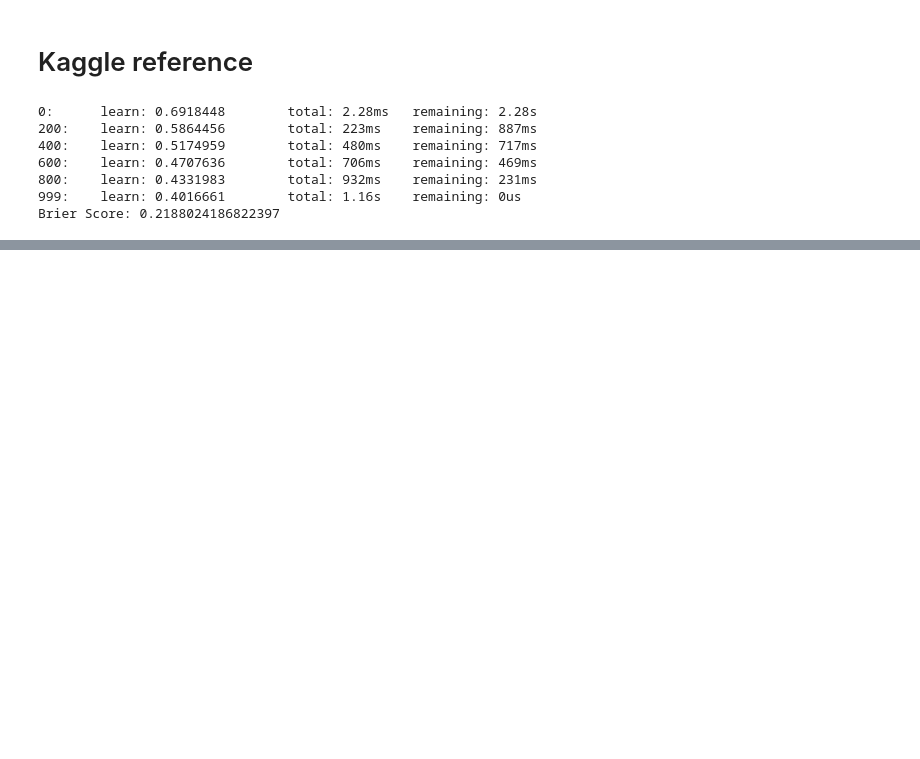
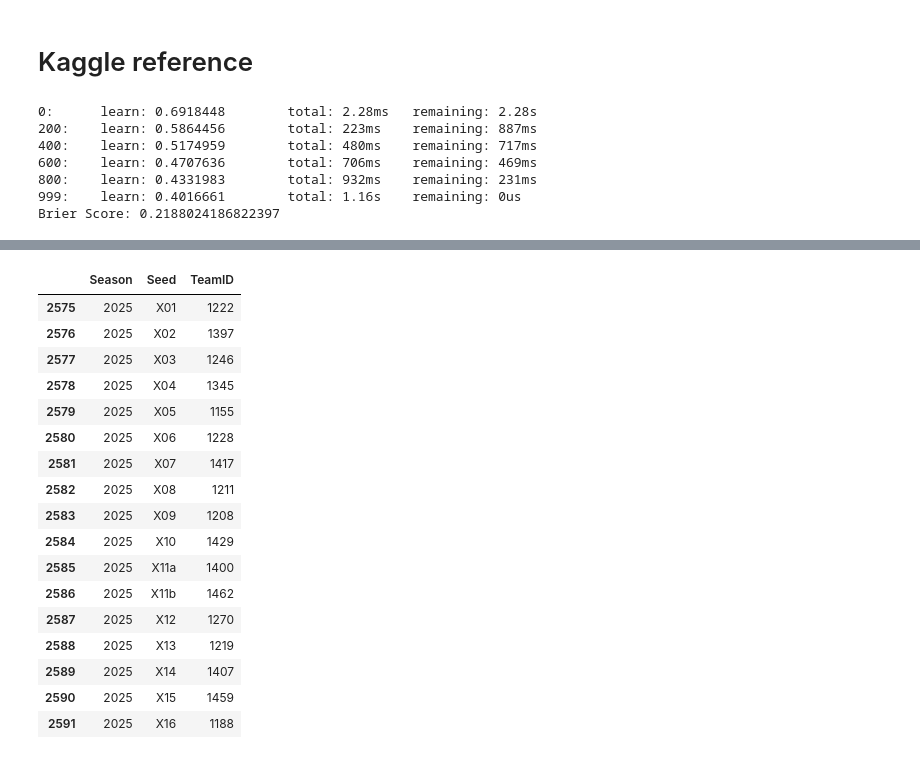
Before and after one commit to benstager/march-mania-2025, a Jupyter notebook: catboost_ex.ipynb, the cells around one changed output, grey strips where cells are left out. Drawn from its saved outputs; the diff is of its cells as text; code cells hidden in the pictures; blank space fills up the shorter version.

```diff
--- a/catboost_ex.ipynb
+++ b/catboost_ex.ipynb
@@ -481,0 +470,21 @@ Brier Score: 0.2188024186822397
+# %%
+bracket_2025[bracket_2025['Seed'].str.contains('X')]
+# %% [output]
+|  | Season | Seed | TeamID |
+| 2575 | 2025 | X01 | 1222 |
+| 2576 | 2025 | X02 | 1397 |
+| 2577 | 2025 | X03 | 1246 |
+| 2578 | 2025 | X04 | 1345 |
+| 2579 | 2025 | X05 | 1155 |
+| 2580 | 2025 | X06 | 1228 |
+| 2581 | 2025 | X07 | 1417 |
+| 2582 | 2025 | X08 | 1211 |
+| 2583 | 2025 | X09 | 1208 |
+| 2584 | 2025 | X10 | 1429 |
+| 2585 | 2025 | X11a | 1400 |
+| 2586 | 2025 | X11b | 1462 |
+| 2587 | 2025 | X12 | 1270 |
+| 2588 | 2025 | X13 | 1219 |
+| 2589 | 2025 | X14 | 1407 |
+| 2590 | 2025 | X15 | 1459 |
+| 2591 | 2025 | X16 | 1188 |
```
Also changed, not shown: parts of 47 cells of this notebook.
